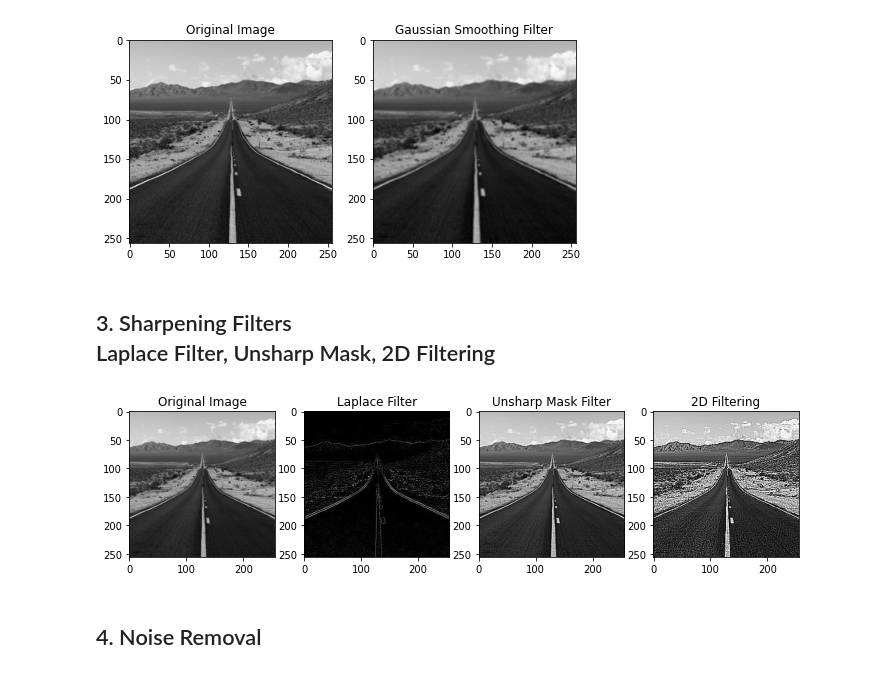
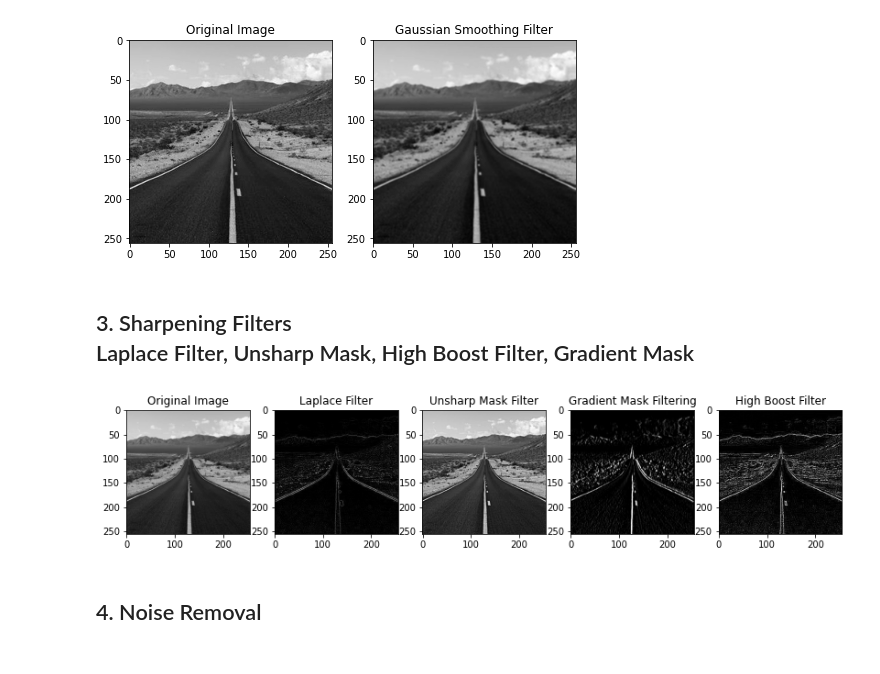
Before and after one commit to siddharthapdutta/DIP-Lab-Sem7, a Jupyter notebook: Exp 5 - Implementation of Image Enhancement Methods (Spatial & Frequency Domain).ipynb, the cells around one changed output. Drawn from its saved outputs; the diff is of its cells as text; code cells hidden in the pictures.

```diff
--- a/Exp 5 - Implementation of Image Enhancement Methods (Spatial & Frequency Domain).ipynb
+++ b/Exp 5 - Implementation of Image Enhancement Methods (Spatial & Frequency Domain).ipynb
@@ -91,7 +90,7 @@ ax2.title.set_text('Gaussian Smoothing Filter')
 # %% [output]
 [figure]
 # %% [markdown]
-## 3. Sharpening Filters<br>Laplace Filter, Unsharp Mask, 2D Filtering
+## 3. Sharpening Filters<br>Laplace Filter, Unsharp Mask, High Boost Filter, Gradient Mask
 # %%
 # Laplace Filter
 laplacian = cv2.Laplacian(image, cv2.CV_8U)
@@ -100,27 +99,41 @@ laplacian = cv2.Laplacian(image, cv2.CV_8U)
 gaussian_blur = cv2.GaussianBlur(image, (7,7), 0)
 unsharp_image = cv2.addWeighted(image, 2, gaussian_blur, -1, 0)
 
+'''
 # 2D Filtering
 conv_filter = np.array([[-1, -1, -1], [-1, 9, -1], [-1, -1, -1]])
 filtered = cv2.filter2D(image, -1, conv_filter)
+'''
+
+# High Boost Filter
+kernel = np.array([[-1, -1, -1],
+                   [-1,  8, -1],
+                   [-1, -1, -1]])
+high_boost_image = cv2.filter2D(image, -1, kernel)
+
+# Gradient Mask
+gradient_mask_image = cv2.Sobel(image, cv2.CV_8UC1, 1, 0)
 # %%
 # Displaying Results
-fig = plt.figure(figsize=(12, 10))
-ax1 = fig.add_subplot(141)
-ax2 = fig.add_subplot(142)
-ax3 = fig.add_subplot(143)
-ax4 = fig.add_subplot(144)
+fig = plt.figure(figsize=(14, 12))
+ax1 = fig.add_subplot(151)
+ax2 = fig.add_subplot(152)
+ax3 = fig.add_subplot(153)
+ax4 = fig.add_subplot(154)
+ax5 = fig.add_subplot(155)
 
 ax1.imshow(image, cmap='gray')
 ax1.title.set_text('Original Image')
 ax2.imshow(laplacian, cmap='gray')
 ax2.title.set_text('Laplace Filter')
 ax3.imshow(unsharp_image, cmap='gray')
 ax3.title.set_text('Unsharp Mask Filter')
-ax4.imshow(filtered, cmap='gray')
-ax4.title.set_text('2D Filtering')
+ax4.imshow(gradient_mask_image, cmap='gray')
+ax4.title.set_text('Gradient Mask Filtering')
+ax5.imshow(high_boost_image, cmap='gray')
+ax5.title.set_text('High Boost Filter')
 # %% [output]
-[figure, old version]
+[figure, new version]
 # %% [markdown]
 ## 4. Noise Removal
 # %%
```
Also changed, not shown: parts of 6 cells of this notebook.
